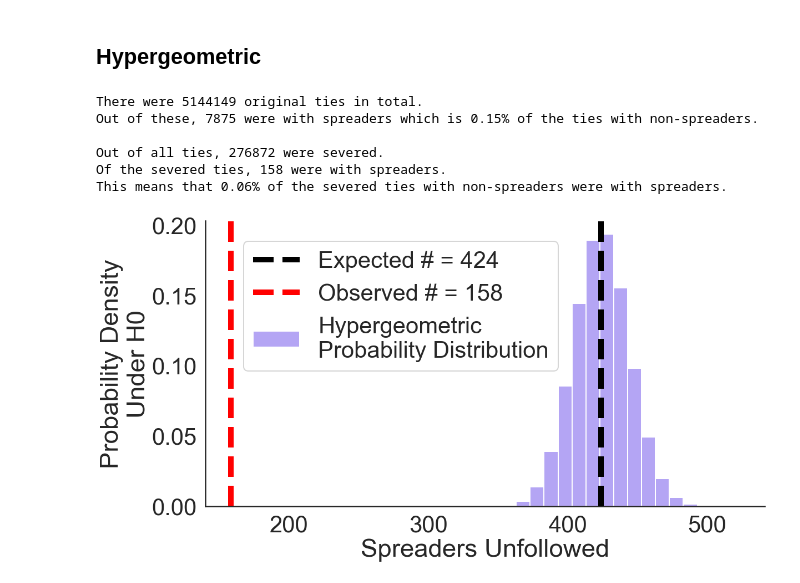
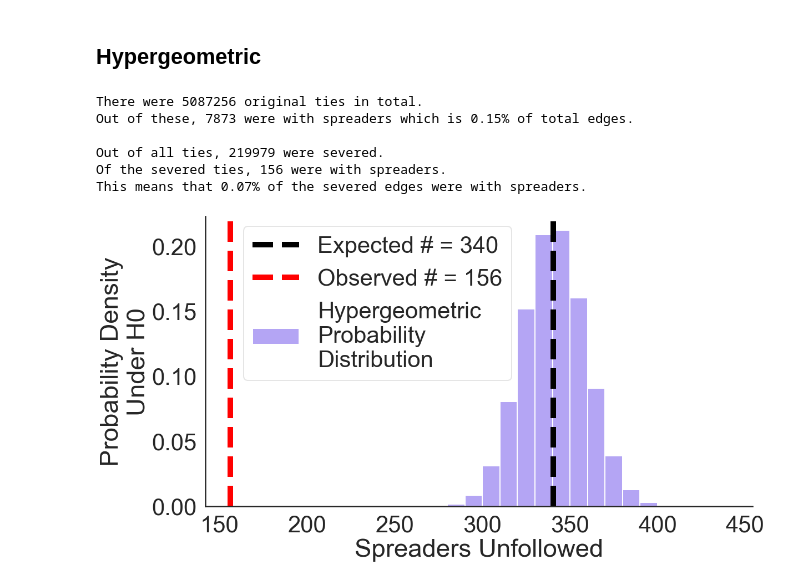
Before and after one commit to josh-ashkinaze/unfollowing_obs2, a Jupyter notebook: desc_stats.ipynb, the cells around one changed output. Saved outputs shown, nothing was run; the diff lists cells and outputs as text; code cells hidden in the pictures.

```diff
--- a/desc_stats.ipynb
+++ b/desc_stats.ipynb
@@ -685,8 +694,8 @@ friends2 = pd.read_csv("HydratedObsFriends_ND22_t1_t3_fix___10.04.2023__13.05.27
 # %%
 def identify_banned_users():
     exited = ['suspended', 'deactivated']
-    alter_compliance = jsonl2df("alter_compliance_job.jsonl").query("reason in @ exited")
-    ego_compliance = jsonl2df("ego_compliance_job.jsonl").query("reason in @ exited")
+    alter_compliance = jsonl2df("alter_compliance_job_v2.jsonl").query("reason in @ exited")
+    ego_compliance = jsonl2df("ego_compliance_job_v2.jsonl").query("reason in @ exited")
     banned_egos = set(ego_compliance['id'].unique())
     banned_alters = set(alter_compliance['id'].unique())
     return banned_egos, banned_alters
@@ -937,19 +999,19 @@ severed_ties_spreader_percent = np.round((severed_spreader_ties / (severed_sprea
 
 # Original ties details
 print(f"There were {original_ties} original ties in total.")
-print(f"Out of these, {original_ties_spreader} were with spreaders which is {original_ties_spreader_percent}% of the ties with non-spreaders.")
+print(f"Out of these, {original_ties_spreader} were with spreaders which is {original_ties_spreader_percent}% of total edges.")
 
 # Severed ties details
 print(f"\nOut of all ties, {severed_ties} were severed.")
 print(f"Of the severed ties, {severed_spreader_ties} were with spreaders.")
-print(f"This means that {severed_ties_spreader_percent}% of the severed ties with non-spreaders were with spreaders.")
+print(f"This means that {severed_ties_spreader_percent}% of the severed edges were with spreaders.")
 # %% [output]
-There were 5144149 original ties in total.
-Out of these, 7875 were with spreaders which is 0.15% of the ties with non-spreaders.
+There were 5087256 original ties in total.
+Out of these, 7873 were with spreaders which is 0.15% of total edges.
 
-Out of all ties, 276872 were severed.
-Of the severed ties, 158 were with spreaders.
-This means that 0.06% of the severed ties with non-spreaders were with spreaders.
+Out of all ties, 219979 were severed.
+Of the severed ties, 156 were with spreaders.
+This means that 0.07% of the severed edges were with spreaders.
 # %%
 from scipy.stats import hypergeom
 
@@ -970,33 +1032,33 @@ probabilities_scipy = hypergeom.pmf(k_values, N, K, n)
 
 # Calculate the mean of the hypergeometric distribution
 mean_k = (n * K) / N
 
 # Define the range around the mean
 lower_bound_mean = int(mean_k - 100)
 upper_bound_mean = int(mean_k + 100)
 
 # Filter k values and probabilities based on the new range
 filtered_k_values_mean = k_values[(k_values >= lower_bound_mean) & (k_values <= upper_bound_mean)]
 filtered_probabilities_mean = probabilities_scipy[(k_values >= lower_bound_mean) & (k_values <= upper_bound_mean)]
 
 
 
 plt.figure(figsize=(18, 10))
-sns.histplot(x=filtered_k_values_mean, weights=filtered_probabilities_mean, bins=int(len(filtered_k_values_mean)/10), color="#826AED",  alpha=0.6,  label="Hypergeometric\nProbability Distribution", kde=False)
+sns.histplot(x=filtered_k_values_mean, weights=filtered_probabilities_mean, bins=int(len(filtered_k_values_mean)/10), color="#826AED",  alpha=0.6,  label="Hypergeometric\nProbability\nDistribution", kde=False)
 # Check if observed k is within the filtered range and plot accordingly
 
 
 plt.axvline(mean_k, color="black", linestyle="--", linewidth=10, label=f"Expected # = {mean_k:.0f}")
 plt.axvline(k, color="red", linestyle="--", label=f"Observed # = {k}", linewidth=10)
 
 # plt.title("Observed number of spreaders unfollowed\nvs null distribution if unfollowing was random\n", fontweight='bold')
 plt.xlabel("Spreaders Unfollowed")
 plt.ylabel("Probability Density\nUnder H0")
-plt.legend(loc="center", bbox_to_anchor=(0.35, 0.7))
+plt.legend(loc="center", bbox_to_anchor=(0.315, 0.7), framealpha=0.5)
 
 sns.despine()
 plt.tight_layout()
 plt.savefig("unfollow_obs_p.png", dpi=400)
 plt.show()
 # %% [output]
-[figure, old version]
+[figure, new version]
```
Also changed, not shown: parts of 15 cells of this notebook, 1 other file.
